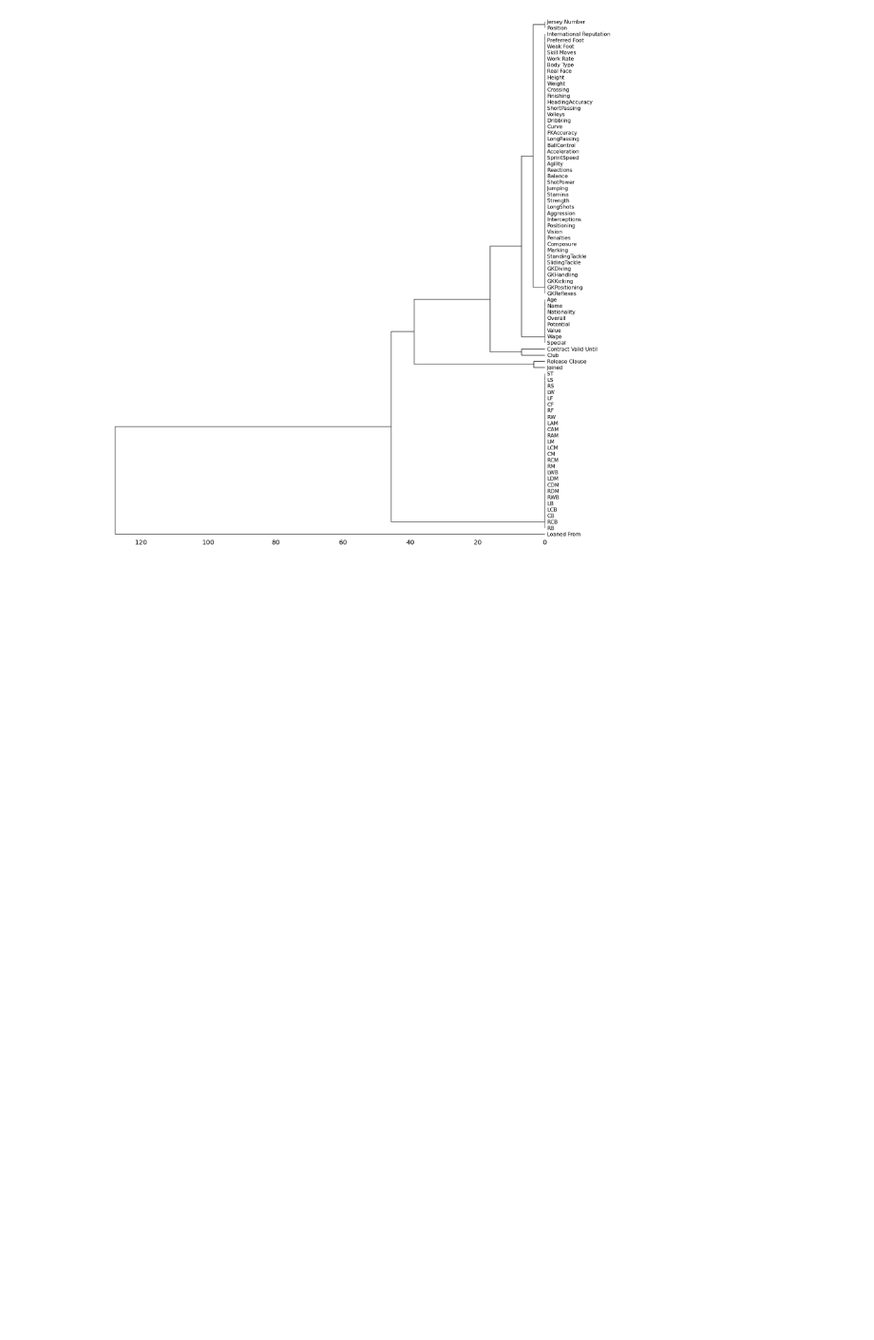
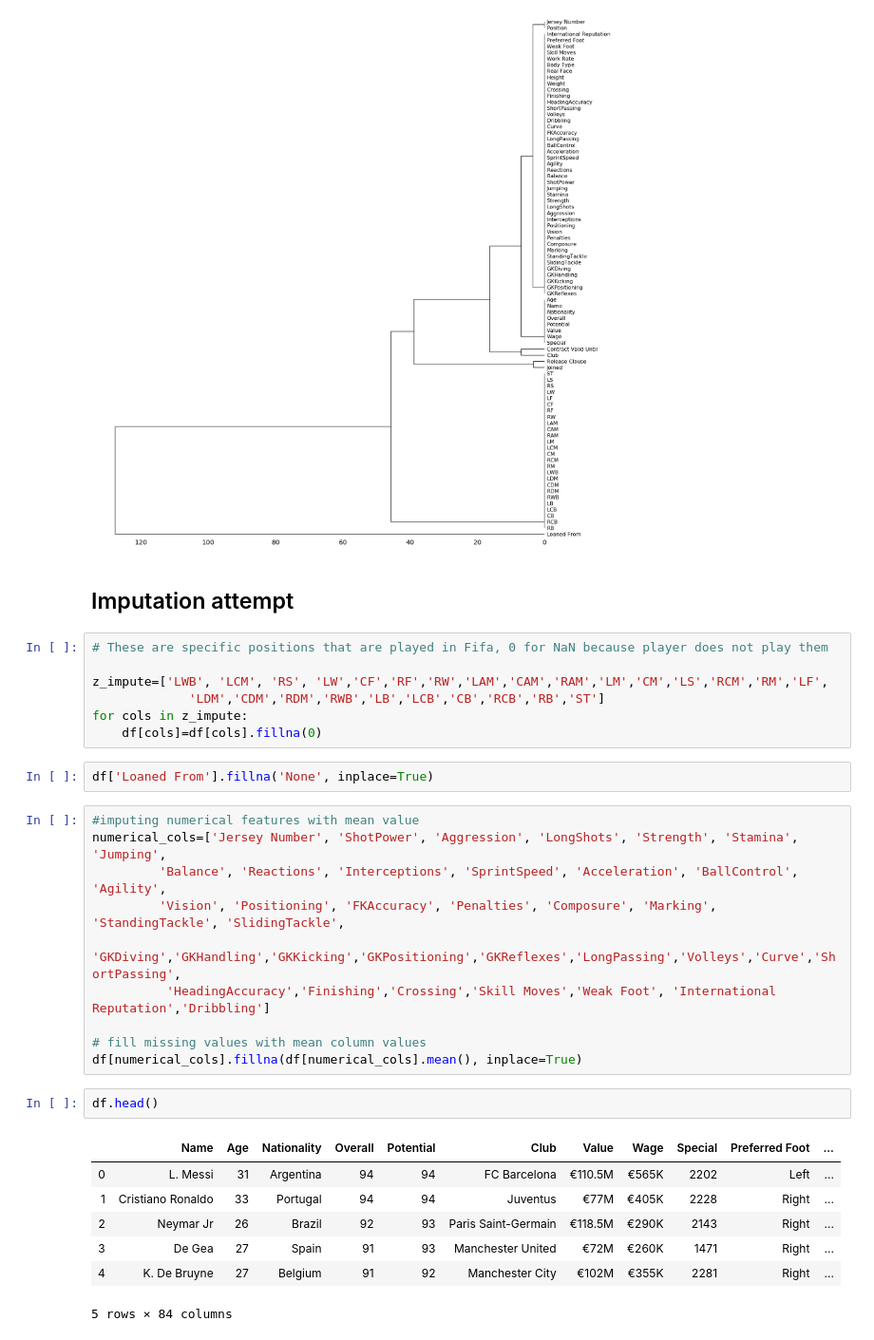
Before and after one commit to SsanyaS14/Fifa, a Jupyter notebook: Data-Clean/FIFA Analysis.ipynb, the cells around one changed output. Shown at 95% size. Drawn from its saved outputs; the diff is of its cells as text; blank space fills up the shorter version.

```diff
--- a/Data-Clean/FIFA Analysis.ipynb
+++ b/Data-Clean/FIFA Analysis.ipynb
@@ -92,3 +136,34 @@ msno.dendrogram(df)
 # %% [output]
 <matplotlib.axes._subplots.AxesSubplot at 0x...>
 [figure]
+# %% [markdown]
+## Imputation attempt
+# %%
+# These are specific positions that are played in Fifa, 0 for NaN because player does not play them
+
+z_impute=['LWB', 'LCM', 'RS', 'LW','CF','RF','RW','LAM','CAM','RAM','LM','CM','LS','RCM','RM','LF',
+             'LDM','CDM','RDM','RWB','LB','LCB','CB','RCB','RB','ST']
+for cols in z_impute:
+    df[cols]=df[cols].fillna(0)
+# %%
+df['Loaned From'].fillna('None', inplace=True)
+# %%
+#imputing numerical features with mean value
+numerical_cols=['Jersey Number', 'ShotPower', 'Aggression', 'LongShots', 'Strength', 'Stamina', 'Jumping',
+         'Balance', 'Reactions', 'Interceptions', 'SprintSpeed', 'Acceleration', 'BallControl', 'Agility',
+         'Vision', 'Positioning', 'FKAccuracy', 'Penalties', 'Composure', 'Marking', 'StandingTackle', 'SlidingTackle',
+         'GKDiving','GKHandling','GKKicking','GKPositioning','GKReflexes','LongPassing','Volleys','Curve','ShortPassing',
+          'HeadingAccuracy','Finishing','Crossing','Skill Moves','Weak Foot', 'International Reputation','Dribbling']
+
+# fill missing values with mean column values
+df[numerical_cols].fillna(df[numerical_cols].mean(), inplace=True)
+# %%
+df.head()
+# %% [output]
+|  | Name | Age | Nationality | Overall | Potential | Club | Value | Wage | Special | Preferred Foot | ... |
+| 0 | L. Messi | 31 | Argentina | 94 | 94 | FC Barcelona | €110.5M | €565K | 2202 | Left | ... |
+| 1 | Cristiano Ronaldo | 33 | Portugal | 94 | 94 | Juventus | €77M | €405K | 2228 | Right | ... |
+| 2 | Neymar Jr | 26 | Brazil | 92 | 93 | Paris Saint-Germain | €118.5M | €290K | 2143 | Right | ... |
+| 3 | De Gea | 27 | Spain | 91 | 93 | Manchester United | €72M | €260K | 1471 | Right | ... |
+| 4 | K. De Bruyne | 27 | Belgium | 91 | 92 | Manchester City | €102M | €355K | 2281 | Right | ... |
+5 rows × 84 columns
```
Also changed, not shown: parts of 8 cells of this notebook, 1 other file.
